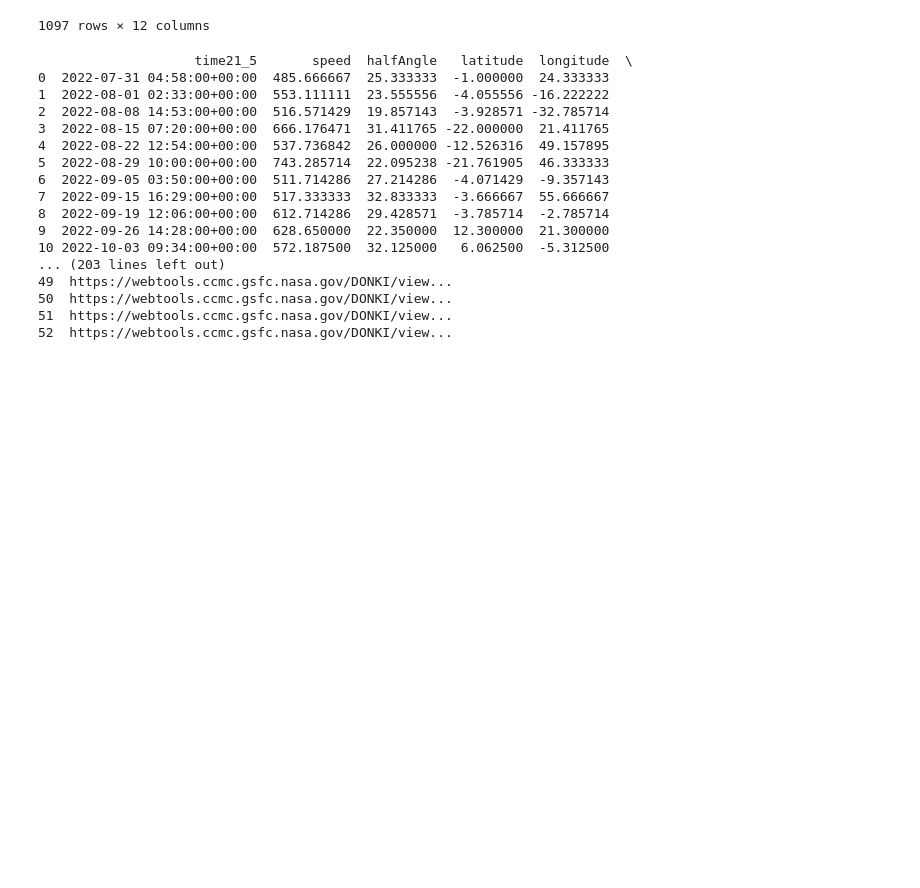
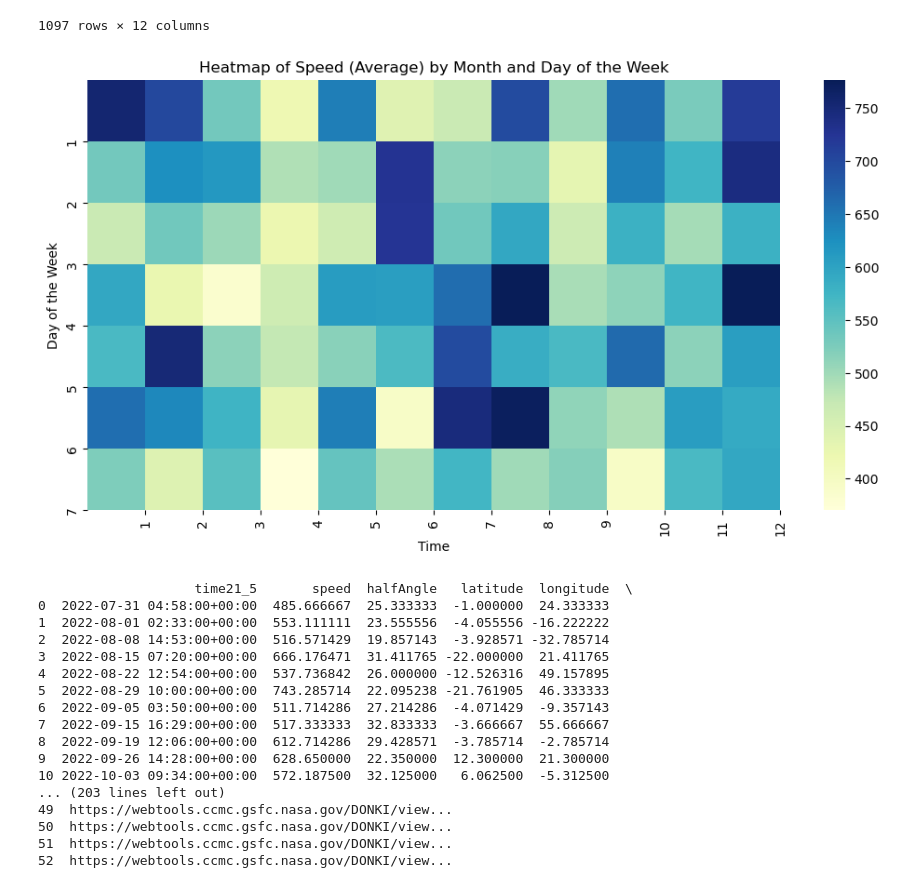
Before and after one commit to S-Belon/Python-Project, a Jupyter notebook: python_project.ipynb, the cells around one changed output. Cells and saved outputs as stored; diff of their text form; code cells hidden in the pictures; blank space fills up the shorter version.

```diff
--- a/python_project.ipynb
+++ b/python_project.ipynb
@@ -205,6 +205,44 @@ cme_df
 | 1095 | 2023-07-29 14:07:00+00:00 | 9.0 | -88.0 | 32.0 | 526.0 | C | True | 2023-07-29T07:53:00-CME-001 | Longitude based on location of fl... | ... |
 | 1096 | 2023-07-30 23:36:00+00:00 | -52.0 | 99.0 | 31.0 | 549.0 | C | True | 2023-07-30T17:12:00-CME-001 | Measurement based on approximate ... | ... |
 1097 rows × 12 columns
+# %%
+import pandas as pd
+import seaborn as sns
+import matplotlib.pyplot as plt
+import calendar
+
+# Assuming cme_df is your DataFrame and time21_5 column is already converted to datetime format
+cme_df['time21_5'] = pd.to_datetime(cme_df['time21_5'])
+
+# Bin the time21_5 column into 12 bins representing 12 weeks
+cme_df['time21_5_bin'] = pd.cut(cme_df['time21_5'], bins=12)
+
+# Map the day of the week to the corresponding integer value (0 - Monday, 1 - Tuesday, ..., 6 - Sunday)
+cme_df['day_of_week'] = cme_df['time21_5'].dt.dayofweek + 1  # Adjust day_of_week from 0-based to 1-based
+
+# Pivot the DataFrame to get the heatmap data
+heatmap_data = cme_df.pivot_table(index='day_of_week', columns='time21_5_bin', values='speed', aggfunc='mean')
+
+# Convert Interval objects to strings for xticklabels
+heatmap_data.columns = heatmap_data.columns.astype(str)
+
+# Create the heatmap
+plt.figure(figsize=(12, 6))
+sns.heatmap(heatmap_data, cmap='YlGnBu')
+
+# Customize x-axis and y-axis tick labels
+plt.xticks(range(1, 13), range(1, 13))
+plt.yticks(range(1, 8), range(1, 8))
+
+# Add labels and title
+plt.xlabel('Time')
+plt.ylabel('Day of the Week')
+plt.title('Heatmap of Speed (Average) by Month and Day of the Week')
+
+# Show the plot
+plt.show()
+# %% [output]
+[figure, added]
 # %%
 import pandas as pd
 
```
Also changed, not shown: parts of 1 cell of this notebook, 2 other files.
